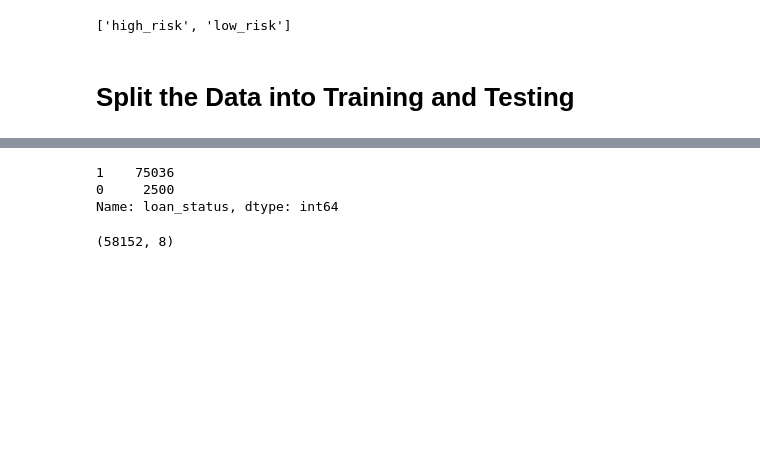
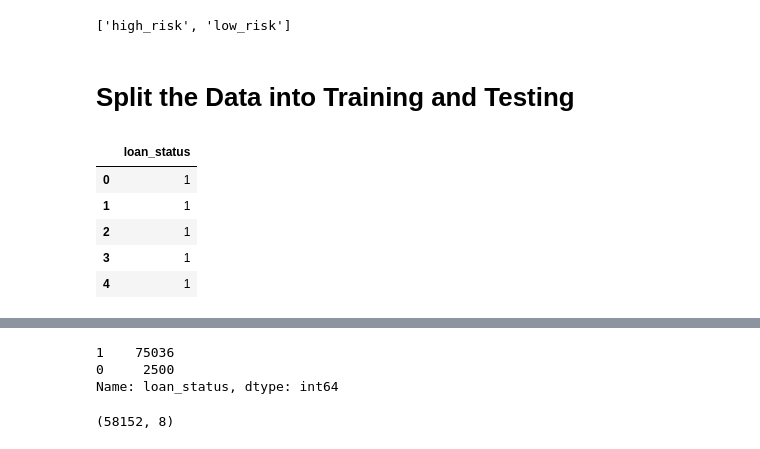
Before and after one commit to mikerae1/Machine_Learning_Models, a Jupyter notebook: Starter_Code/credit_risk_resampling.ipynb, the cells around one changed output, grey strips where cells are left out. Drawn from its saved outputs; the diff is of its cells as text; code cells hidden in the pictures; blank space fills up the shorter version.

```diff
--- a/Starter_Code/credit_risk_resampling.ipynb
+++ b/Starter_Code/credit_risk_resampling.ipynb
@@ -66,3 +66,12 @@ y = pd.DataFrame(df['loan_status']) #pull into pandas df in orde to check counts
+# %%
+y[:5]
+# %% [output]
+|  | loan_status |
+| 0 | 1 |
+| 1 | 1 |
+| 2 | 1 |
+| 3 | 1 |
+| 4 | 1 |
 # %%
 X.describe()
 # %% [output]
```
Also changed, not shown: parts of 17 cells of this notebook.
